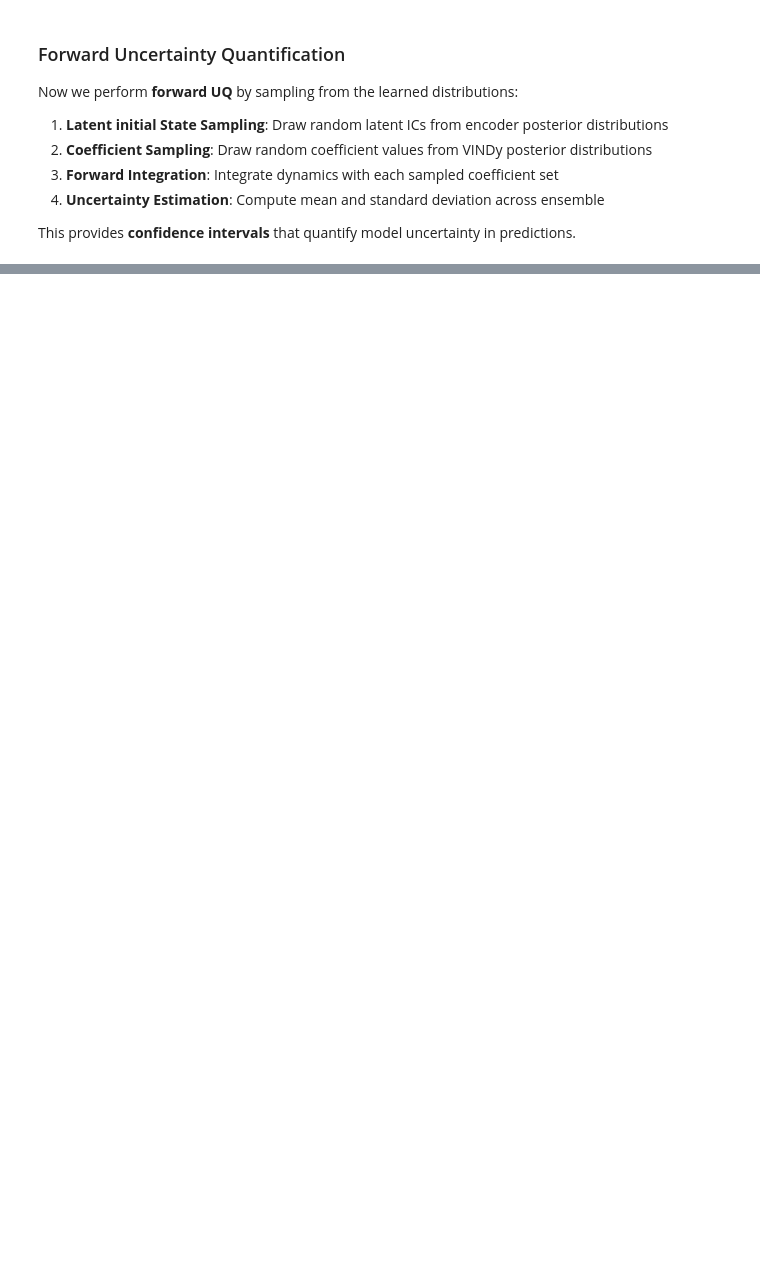
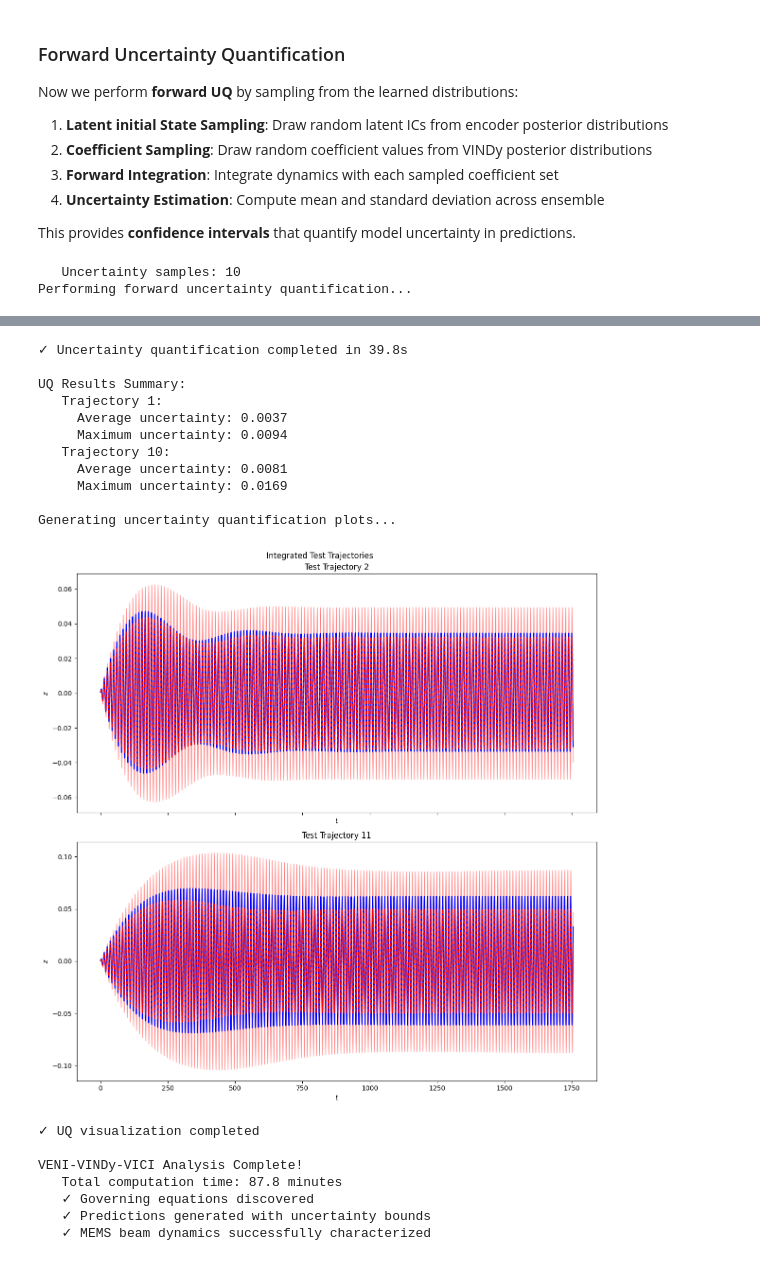
Before and after one commit to ContiPaolo/VENI-VINDy-VICI, a Jupyter notebook: examples/MEMS/MEMS.ipynb, the cells around one changed output, grey strips where cells are left out. Cells and saved outputs as stored; diff of their text form; code cells hidden in the pictures; blank space fills up the shorter version.

```diff
--- a/examples/MEMS/MEMS.ipynb
+++ b/examples/MEMS/MEMS.ipynb
@@ -529,6 +563,9 @@ This provides **confidence intervals** that quantify model uncertainty in predic
 # %%
 # Forward uncertainty quantification through ensemble sampling
 print("Performing forward uncertainty quantification...")
+
+N_SAMPLES = 10              # Number of uncertainty samples
+print(f"   Uncertainty samples: {N_SAMPLES}")
 
 uq_start = time.time()
 
@@ -542,7 +579,7 @@ try:
         params_test,
         t_test,
         test_ids,
-        n_traj,
+        N_SAMPLES,
         n_sims,
         n_timesteps_test,
         REDUCED_ORDER,
@@ -590,3 +627,6 @@ print(f"   Total computation time: {(time.time() - training_start)/60:.1f} minut
 print(f"   ✓ Governing equations discovered")
 print(f"   ✓ Predictions generated with uncertainty bounds")
 print(f"   ✓ MEMS beam dynamics successfully characterized")
+# %% [output]
+   Uncertainty samples: 10
+Performing forward uncertainty quantification...
@@ -593,3 +650,22 @@ print(f"   ✓ MEMS beam dynamics successfully characterized")
+✓ Uncertainty quantification completed in 39.8s
+
+UQ Results Summary:
+   Trajectory 1:
+     Average uncertainty: 0.0037
+     Maximum uncertainty: 0.0094
+   Trajectory 10:
+     Average uncertainty: 0.0081
+     Maximum uncertainty: 0.0169
+
+Generating uncertainty quantification plots...
+[figure, added]
+✓ UQ visualization completed
+
+VENI-VINDy-VICI Analysis Complete!
+   Total computation time: 87.8 minutes
+   ✓ Governing equations discovered
+   ✓ Predictions generated with uncertainty bounds
+   ✓ MEMS beam dynamics successfully characterized
 # %% [markdown]
 ## Analysis Summary & Insights
 
```
Also changed, not shown: parts of 7 cells of this notebook, 1 other file.
